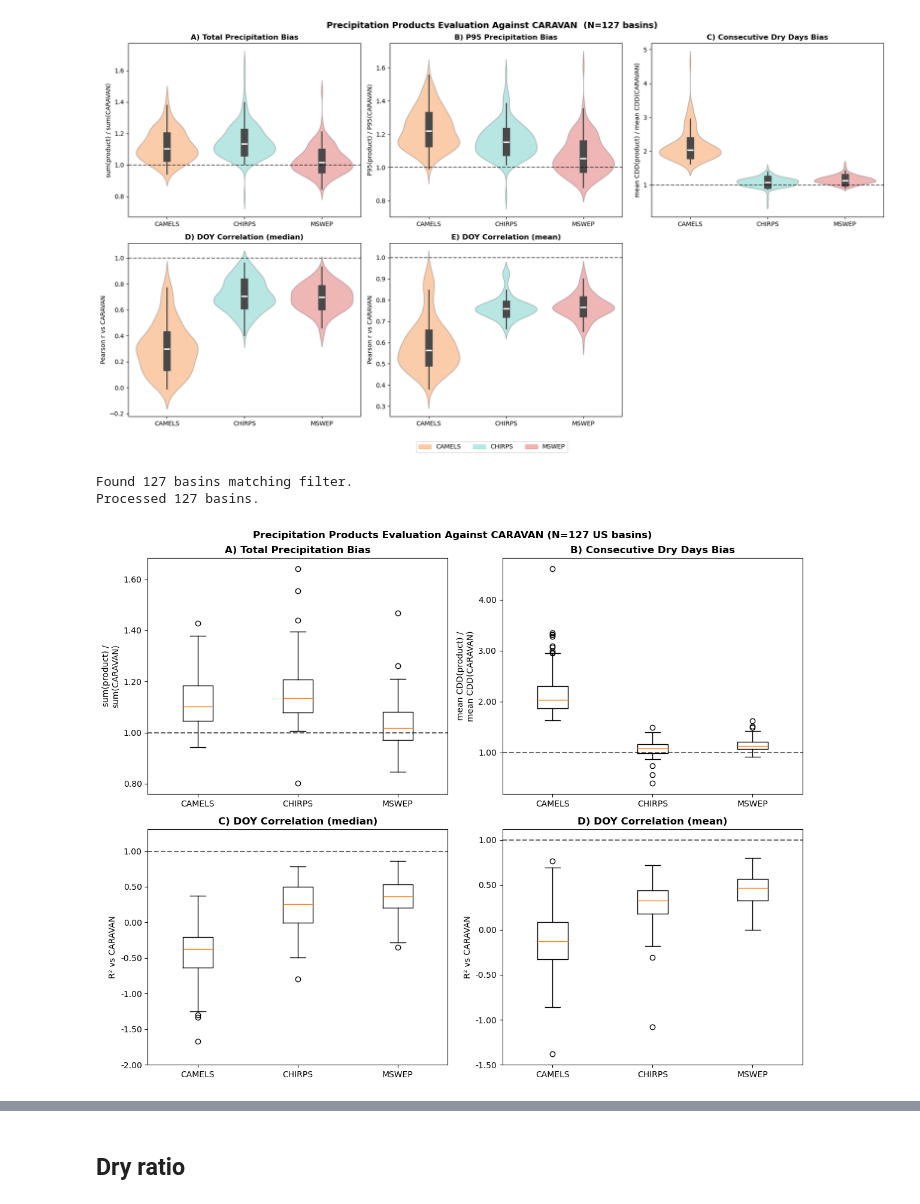
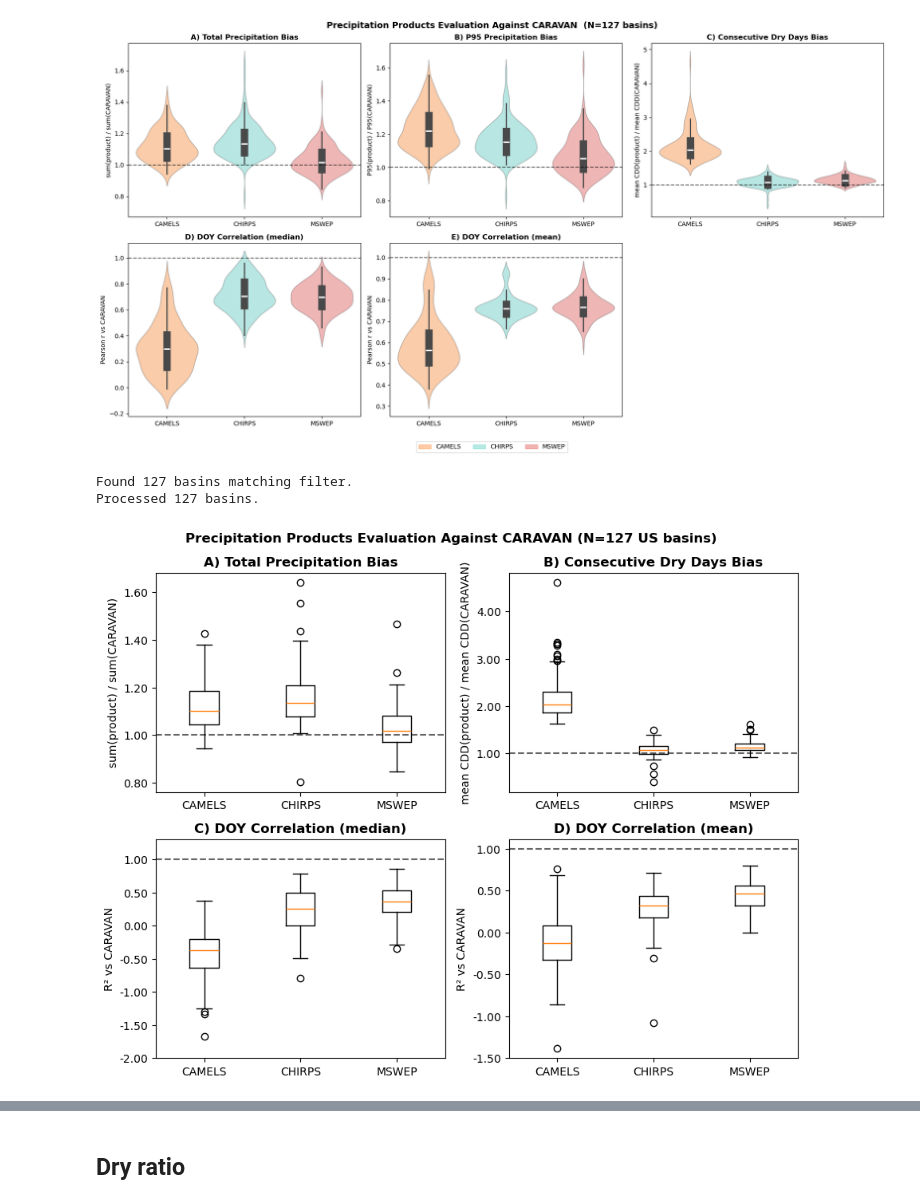
Before and after one commit to DSHydro/NeuralHydrologyAzure, a Jupyter notebook: 3_analyzing_results/2_us_127_basins/1_us_precip_characteristics.ipynb, the cells around one changed output, grey strips where cells are left out. Saved outputs shown, nothing was run; the diff lists cells and outputs as text; code cells hidden in the pictures.

```diff
--- a/3_analyzing_results/2_us_127_basins/1_us_precip_characteristics.ipynb
+++ b/3_analyzing_results/2_us_127_basins/1_us_precip_characteristics.ipynb
@@ -1104,15 +1104,15 @@ print(f"Processed {n_basins} basins.")
 
 # ── Panel config ───────────────────────────────────────────────────────────────
 PANEL_CFG = [
-    ("vol",       "A) Total Precipitation Bias",      "sum(product) /\nsum(CARAVAN)"),
+    ("vol",       "A) Total Precipitation Bias",      "sum(product) / sum(CARAVAN)"),
     # ("p95",       "B) P95 Precipitation Bias",        "P95(product) / P95(CARAVAN)"),
-    ("dry",       "B) Consecutive Dry Days Bias",     "mean CDD(product) /\nmean CDD(CARAVAN)"),
+    ("dry",       "B) Consecutive Dry Days Bias",     "mean CDD(product) / mean CDD(CARAVAN)"),
     ("seas",      "C) DOY Correlation (median)", "R² vs CARAVAN"),
     ("seas_mean", "D) DOY Correlation (mean)",   "R² vs CARAVAN"),
 ]
 
 # ── Plot (2×3 grid, middle bottom slot hidden) ─────────────────────────────────
-fig, axes = plt.subplots(2, 2, figsize=(12, 10))
+fig, axes = plt.subplots(2, 2, figsize=(9, 7.5))
 # fig, axes = plt.subplots(2, 2, figsize=(6, 5)) #for poster
 
 fig.suptitle(f"Precipitation Products Evaluation Against CARAVAN (N={n_basins} US basins)",
@@ -1132,31 +1132,31 @@ for ax, (col, title, ylabel) in zip(plot_axes, PANEL_CFG):
     #     inner="box",
     #     inner_kws={"box_width": 12, "whis_width": 2},
     #     alpha=0.35, saturation=0.9,
     #     ax=ax,
     # )
     # ax.axhline(1.0, color="black", lw=1.5, ls="--", alpha=0.6)
     # ax.set_title(title, fontweight="bold")
     # ax.set_ylabel(ylabel)
     # ax.set_xlabel("")
 
     data_by_product = [df[df["product"] == p][col].dropna().values for p in PRODUCTS]
 
     ax.boxplot(data_by_product, tick_labels=PRODUCTS)
     ax.yaxis.set_major_formatter(FormatStrFormatter('%.2f'))  # 2 decimal places
 
     ax.axhline(1.0, color="black", lw=1.5, ls="--", alpha=0.6)
     ax.set_title(title, fontweight="bold")
     ax.set_ylabel(ylabel)
     ax.set_xlabel("")
 
 axes[1, 0].set_ylim(bottom=-2)
 # legend_handles = [Patch(color=PALETTE[p], label=p, alpha=0.35) for p in PRODUCTS]
 # fig.legend(handles=legend_handles, loc="lower center", ncol=4,
 #            fontsize=10, bbox_to_anchor=(0.5, 0.0))
 
 plt.tight_layout(rect=[0, 0.05, 1, 1])
 plt.show()
 # %% [output]
 Found 127 basins matching filter.
 Processed 127 basins.
-[figure, old version]
+[figure, new version]
```
Also changed, not shown: parts of 8 cells of this notebook, 35 other files.
